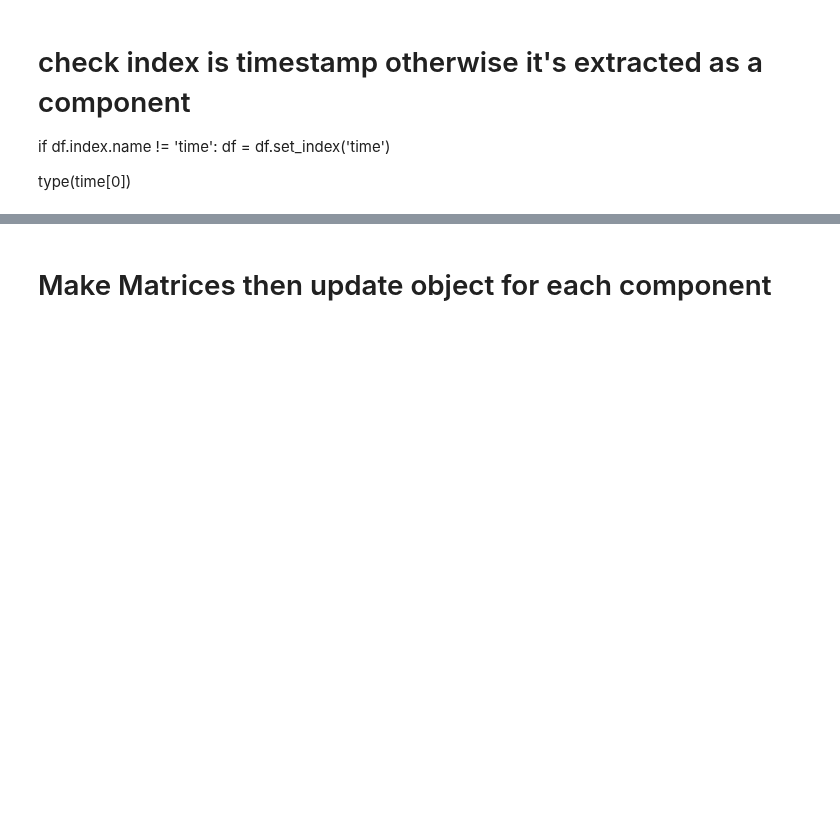
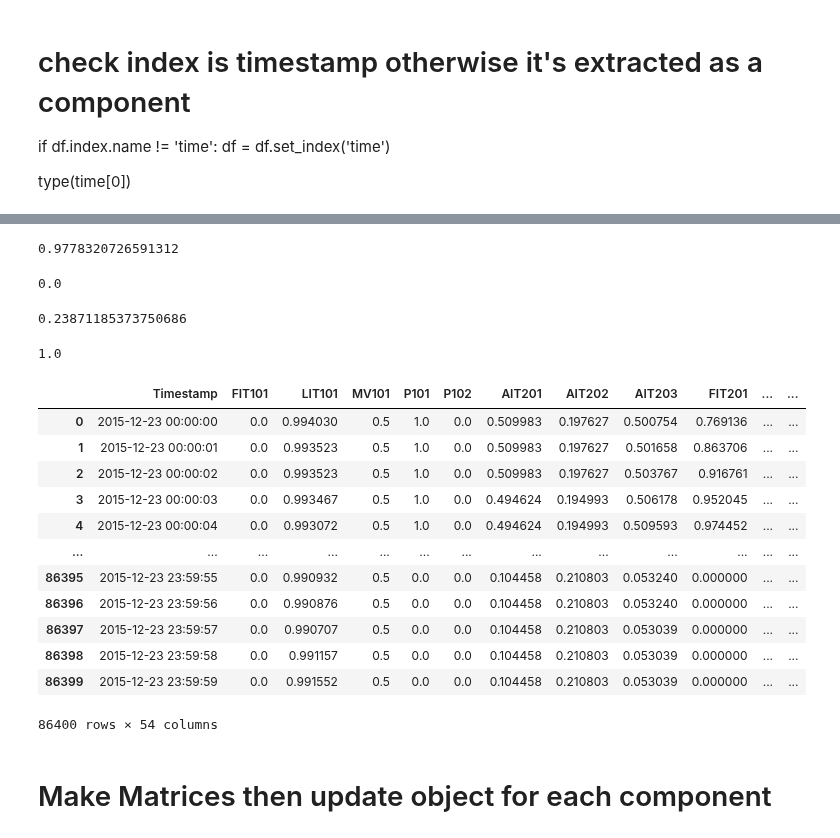
Before and after one commit to lozferatu/MSc-Project, a Jupyter notebook: final_code/first_exploration.ipynb, the cells around one changed output, grey strips where cells are left out. Drawn from its saved outputs; the diff is of its cells as text; code cells hidden in the pictures; blank space fills up the shorter version.

```diff
--- a/final_code/first_exploration.ipynb
+++ b/final_code/first_exploration.ipynb
@@ -137,3 +131,19 @@ type(time[0])
+# %%
+components['FIT101'].max_value
+# %% [output]
+0.9778320726591312
+# %%
+components['MV101'].min_value
+# %% [output]
+0.0
+# %%
+components['FIT101'].step_size
+# %% [output]
+0.23871185373750686
+# %%
+components['MV101'].step_size
+# %% [output]
+1.0
 # %%
 
 
@@ -145,0 +157,17 @@ for n, component in enumerate(df.columns):
+# %%
+
+df_orig
+# %% [output]
+|  | Timestamp | FIT101 | LIT101 | MV101 | P101 | P102 | AIT201 | AIT202 | AIT203 | FIT201 | ... | ... |
+| 0 | 2015-12-23 00:00:00 | 0.0 | 0.994030 | 0.5 | 1.0 | 0.0 | 0.509983 | 0.197627 | 0.500754 | 0.769136 | ... | ... |
+| 1 | 2015-12-23 00:00:01 | 0.0 | 0.993523 | 0.5 | 1.0 | 0.0 | 0.509983 | 0.197627 | 0.501658 | 0.863706 | ... | ... |
+| 2 | 2015-12-23 00:00:02 | 0.0 | 0.993523 | 0.5 | 1.0 | 0.0 | 0.509983 | 0.197627 | 0.503767 | 0.916761 | ... | ... |
+| 3 | 2015-12-23 00:00:03 | 0.0 | 0.993467 | 0.5 | 1.0 | 0.0 | 0.494624 | 0.194993 | 0.506178 | 0.952045 | ... | ... |
+| 4 | 2015-12-23 00:00:04 | 0.0 | 0.993072 | 0.5 | 1.0 | 0.0 | 0.494624 | 0.194993 | 0.509593 | 0.974452 | ... | ... |
+| ... | ... | ... | ... | ... | ... | ... | ... | ... | ... | ... | ... | ... |
+| 86395 | 2015-12-23 23:59:55 | 0.0 | 0.990932 | 0.5 | 0.0 | 0.0 | 0.104458 | 0.210803 | 0.053240 | 0.000000 | ... | ... |
+| 86396 | 2015-12-23 23:59:56 | 0.0 | 0.990876 | 0.5 | 0.0 | 0.0 | 0.104458 | 0.210803 | 0.053240 | 0.000000 | ... | ... |
+| 86397 | 2015-12-23 23:59:57 | 0.0 | 0.990707 | 0.5 | 0.0 | 0.0 | 0.104458 | 0.210803 | 0.053039 | 0.000000 | ... | ... |
+| 86398 | 2015-12-23 23:59:58 | 0.0 | 0.991157 | 0.5 | 0.0 | 0.0 | 0.104458 | 0.210803 | 0.053039 | 0.000000 | ... | ... |
+| 86399 | 2015-12-23 23:59:59 | 0.0 | 0.991552 | 0.5 | 0.0 | 0.0 | 0.104458 | 0.210803 | 0.053039 | 0.000000 | ... | ... |
+86400 rows × 54 columns
```
Also changed, not shown: parts of 25 cells of this notebook, 5 other files.
